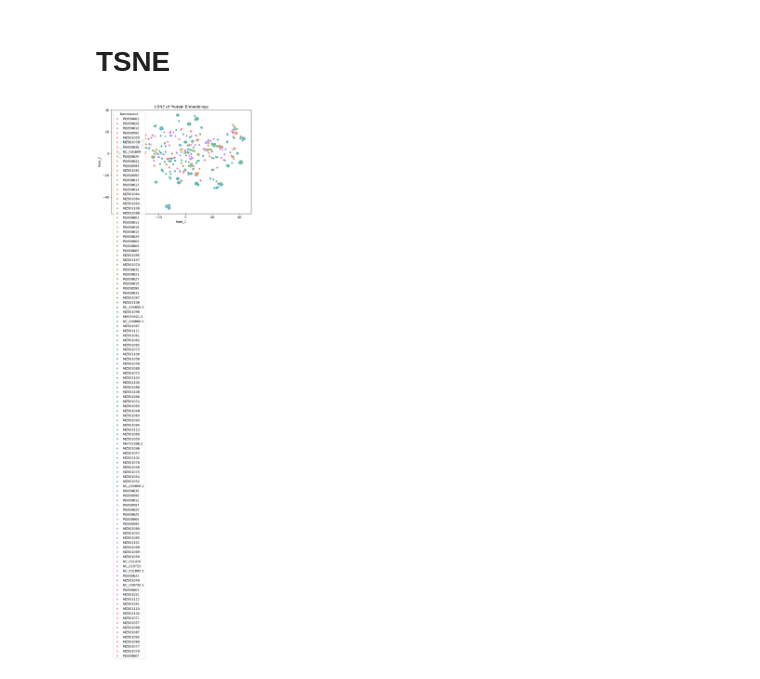
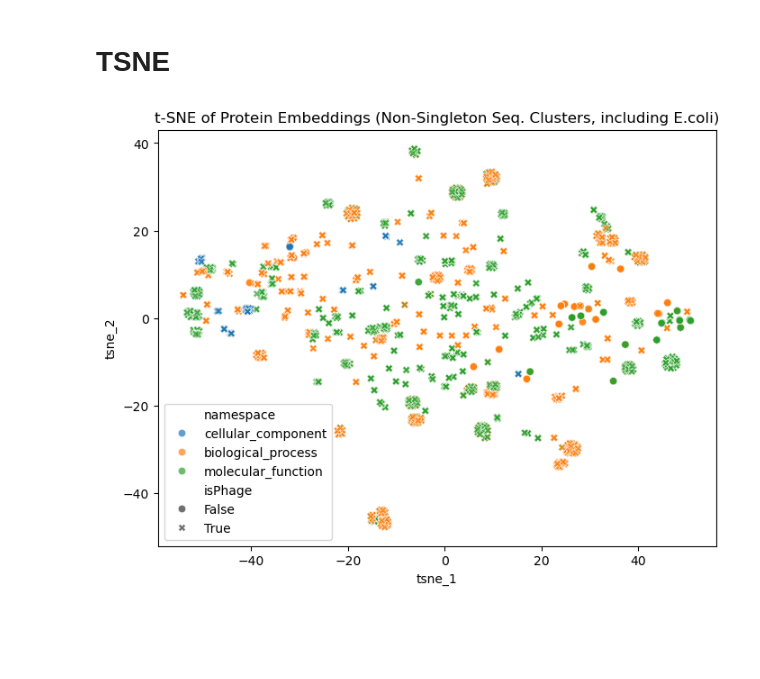
Before and after one commit to dottting/phagelm, a Jupyter notebook: tools/embedding_analysis.ipynb, the cells around one changed output. Cells and saved outputs as stored; diff of their text form; code cells hidden in the pictures; blank space fills up the shorter version.

Commit message:
Added pytorch model, and tsne with clusters

```diff
--- a/tools/embedding_analysis.ipynb
+++ b/tools/embedding_analysis.ipynb
@@ -6,6 +6,7 @@ import matplotlib.pyplot as plt
 import seaborn as sns
 # %%
 df = pd.read_parquet("../data/final_df.parquet")
-df = df[df["phage_id"] != "NC_000913.3"]
+# df_phage = df[df["phage_id"] != "NC_000913.3"].copy()
+df = df[df["isSeqSingleton"] == False]
 df
 # %% [output]
@@ -32,11 +33,20 @@ X_tsne = tsne.fit_transform(X)
 # %%
 df["tsne_1"] = X_tsne[:, 0]
 df["tsne_2"] = X_tsne[:, 1]
 
 plt.figure(figsize=(8, 6))
-sns.scatterplot(data=df, x="tsne_1", y="tsne_2", hue="namespace", alpha=0.7)
-plt.title("t-SNE of Protein Embeddings")
-plt.legend(title="Namespace")
+sns.scatterplot(
+    data=df,
+    x="tsne_1",
+    y="tsne_2",
+    hue="namespace",
+    palette="tab10",
+    alpha=0.7,
+    style="isPhage",
+)
+plt.title("t-SNE of Protein Embeddings (Non-Singleton Seq. Clusters, including E.coli)")
+# plt.legend(title="Namespace")
+# plt.legend([], [], frameon=False)
 plt.show()
 # %% [output]
-[figure, old version]
+[figure, new version]
```
Also changed, not shown: parts of 4 cells of this notebook, 15 other files.
